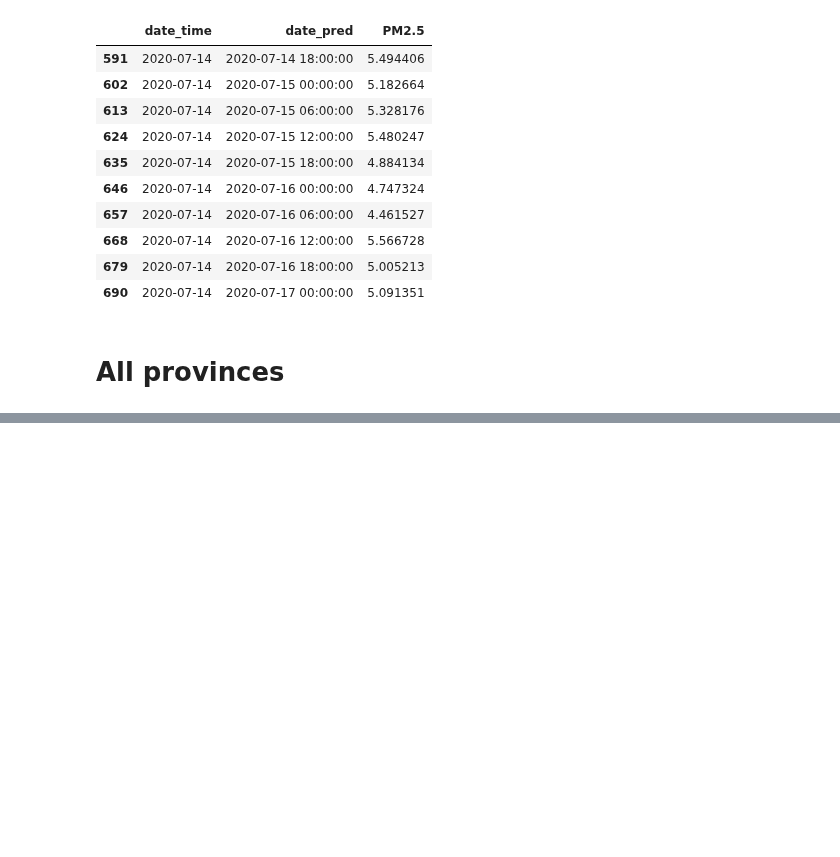
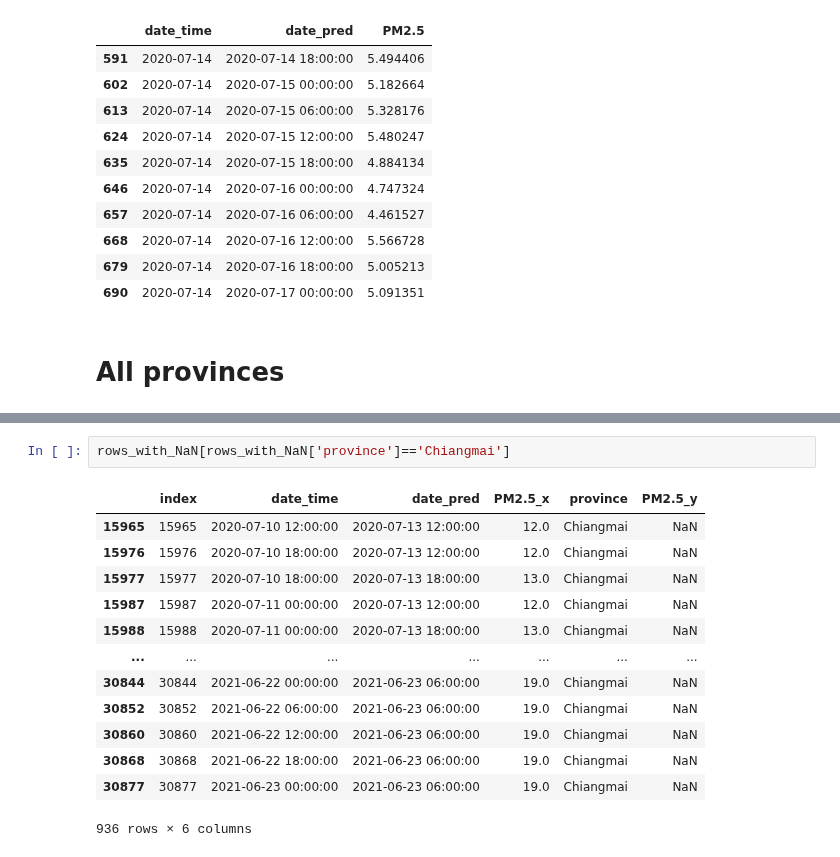
Before and after one commit to NKIKK/ProjectPM2-5_aGroup, a Jupyter notebook: Submit/submit_format.ipynb, the cells around one changed output, grey strips where cells are left out. Drawn from its saved outputs; the diff is of its cells as text; blank space fills up the shorter version.

```diff
--- a/Submit/submit_format.ipynb
+++ b/Submit/submit_format.ipynb
@@ -240,0 +438,16 @@ FileNotFoundError: [Errno 2] No such file or directory: 'Chiangmai_pred.csv'
+# %%
+rows_with_NaN[rows_with_NaN['province']=='Chiangmai']
+# %% [output]
+|  | index | date_time | date_pred | PM2.5_x | province | PM2.5_y |
+| 15965 | 15965 | 2020-07-10 12:00:00 | 2020-07-13 12:00:00 | 12.0 | Chiangmai | NaN |
+| 15976 | 15976 | 2020-07-10 18:00:00 | 2020-07-13 12:00:00 | 12.0 | Chiangmai | NaN |
+| 15977 | 15977 | 2020-07-10 18:00:00 | 2020-07-13 18:00:00 | 13.0 | Chiangmai | NaN |
+| 15987 | 15987 | 2020-07-11 00:00:00 | 2020-07-13 12:00:00 | 12.0 | Chiangmai | NaN |
+| 15988 | 15988 | 2020-07-11 00:00:00 | 2020-07-13 18:00:00 | 13.0 | Chiangmai | NaN |
+| ... | ... | ... | ... | ... | ... | ... |
+| 30844 | 30844 | 2021-06-22 00:00:00 | 2021-06-23 06:00:00 | 19.0 | Chiangmai | NaN |
+| 30852 | 30852 | 2021-06-22 06:00:00 | 2021-06-23 06:00:00 | 19.0 | Chiangmai | NaN |
+| 30860 | 30860 | 2021-06-22 12:00:00 | 2021-06-23 06:00:00 | 19.0 | Chiangmai | NaN |
+| 30868 | 30868 | 2021-06-22 18:00:00 | 2021-06-23 06:00:00 | 19.0 | Chiangmai | NaN |
+| 30877 | 30877 | 2021-06-23 00:00:00 | 2021-06-23 06:00:00 | 19.0 | Chiangmai | NaN |
+936 rows × 6 columns
```
Also changed, not shown: parts of 23 cells of this notebook, 14 other files.
